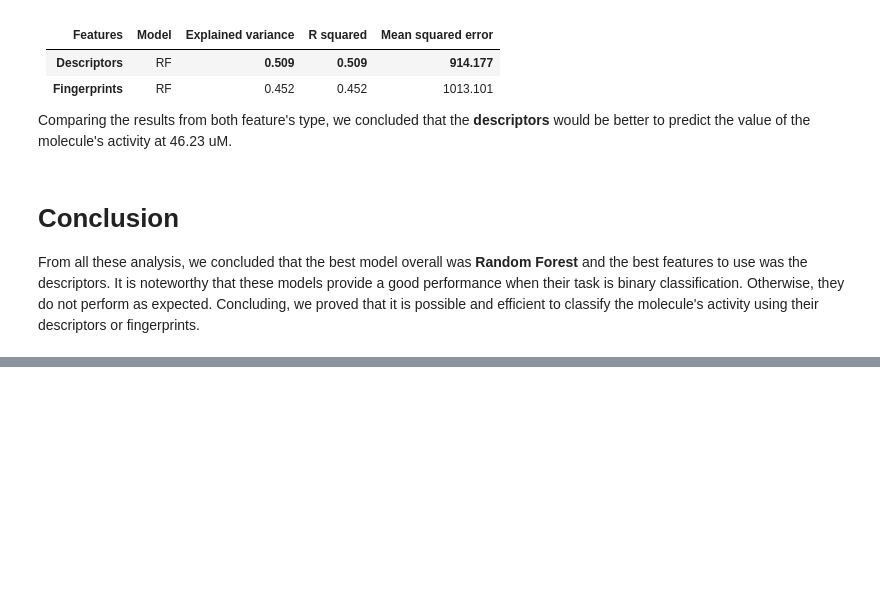
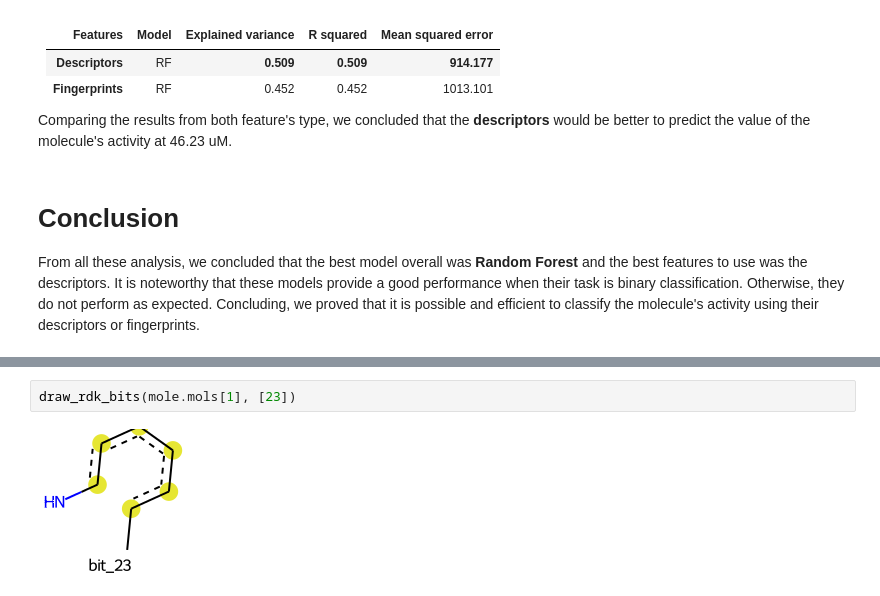
Before and after one commit to TiagoS16/SIB_SMILES, a Jupyter notebook: src/smiles/scripts/Etapa3.ipynb, the cells around one changed output, grey strips where cells are left out. Drawn from its saved outputs; the diff is of its cells as text; blank space fills up the shorter version.

```diff
--- a/src/smiles/scripts/Etapa3.ipynb
+++ b/src/smiles/scripts/Etapa3.ipynb
@@ -1113,0 +1208,4 @@ Concluding, we proved that it is possible and efficient to classify the molecule
+# %%
+draw_rdk_bits(mole.mols[1], [23])
+# %% [output]
+[figure, added]
```
Also changed, not shown: parts of 20 cells of this notebook, 1 other file.
